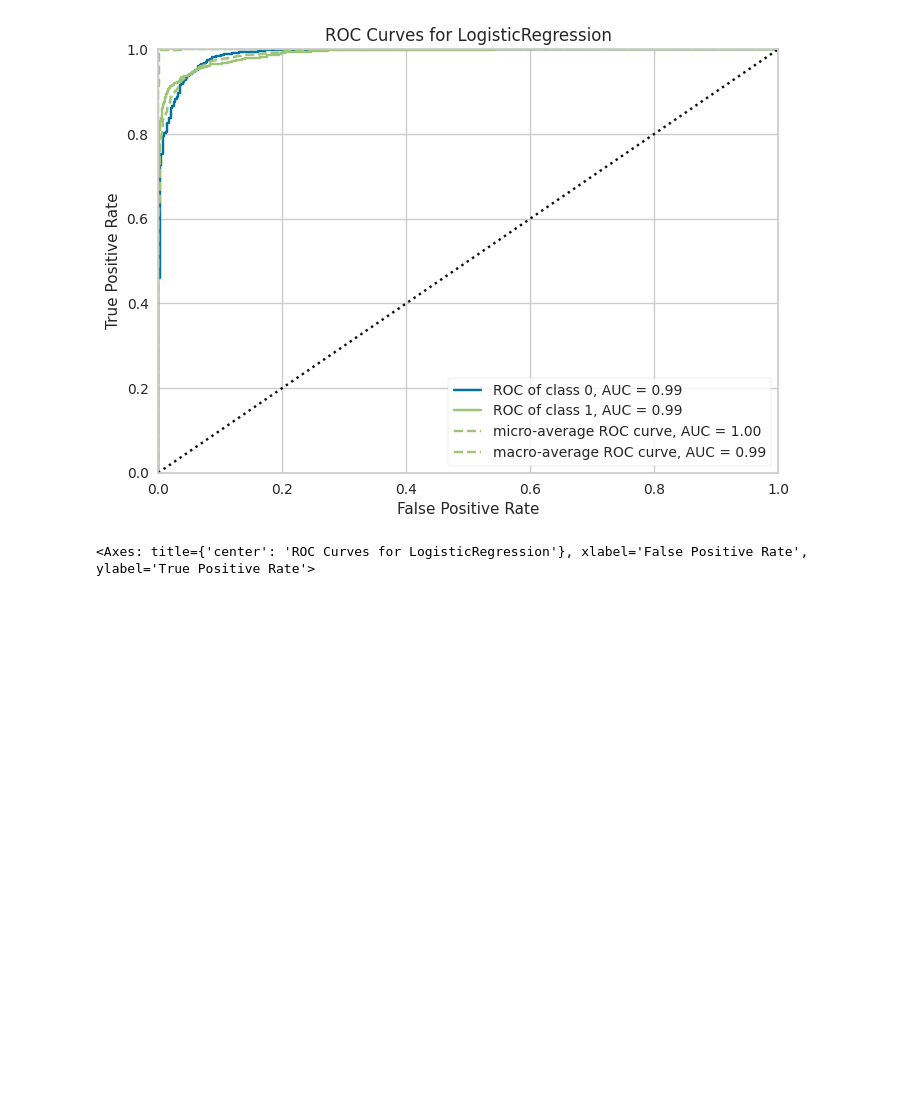
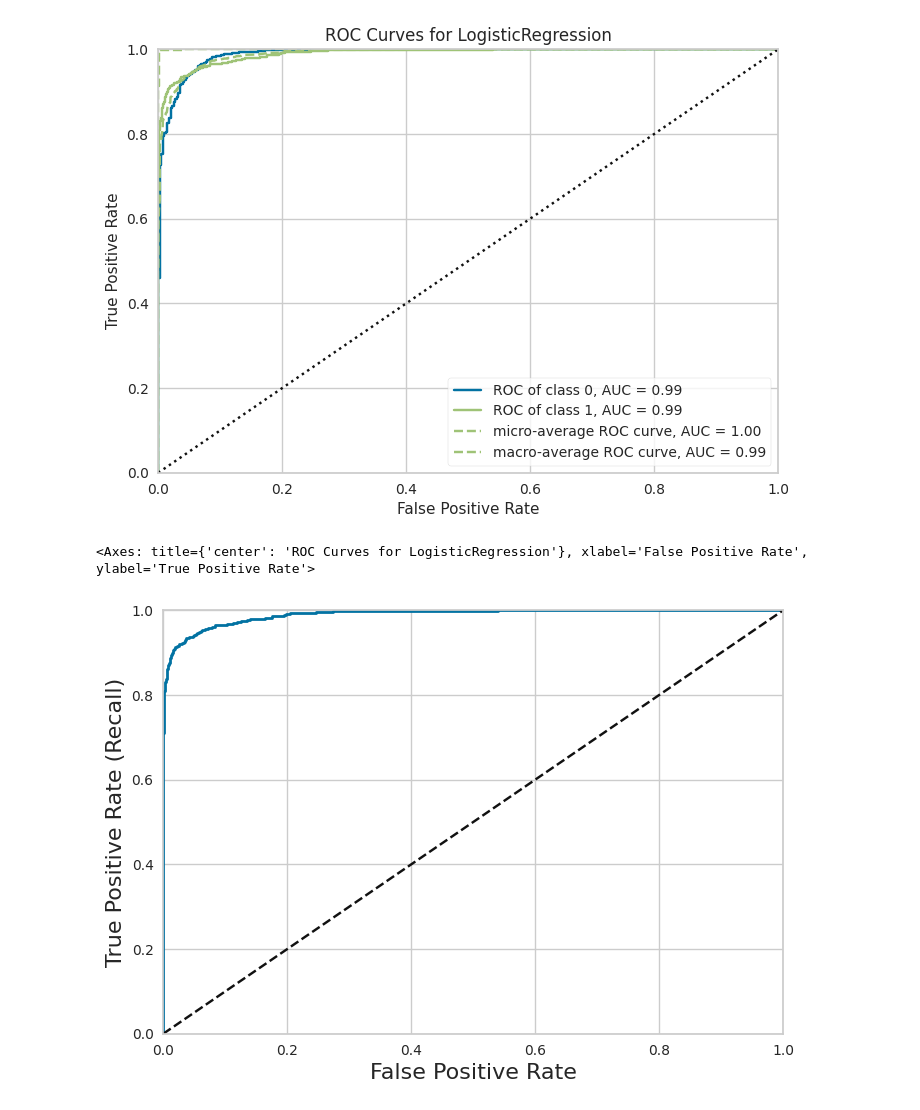
Before and after one commit to MaximillianJacob/Udemy, a Jupyter notebook: machine_learning_imbalanced_data/Section-03-Metrics/6_ROC_AUC.ipynb, the cells around one changed output. Cells and saved outputs as stored; diff of their text form; code cells hidden in the pictures; blank space fills up the shorter version.

```diff
--- a/machine_learning_imbalanced_data/Section-03-Metrics/6_ROC_AUC.ipynb
+++ b/machine_learning_imbalanced_data/Section-03-Metrics/6_ROC_AUC.ipynb
@@ -748,3 +748,19 @@ visualizer.show()
 # %% [output]
 [figure]
 <Axes: title={'center': 'ROC Curves for LogisticRegression'}, xlabel='False Positive Rate', ylabel='True Positive Rate'>
+# %%
+y_test_lr = lr.predict_proba(X_test)[:,1]
+# %%
+fpr_lr, tpr_lr, threshold_lr = roc_curve(y_test, y_test_lr)
+# %%
+def plot_roc_curve(fpr, tpr, label=None):
+    plt.plot(fpr, tpr, linewidth=2, label=label)
+    plt.plot([0,1], [0,1], 'k--')
+    plt.axis([0 ,1,0,1])
+    plt.xlabel('False Positive Rate', fontsize=16)
+    plt.ylabel('True Positive Rate (Recall)', fontsize=16)
+    plt.grid(True)
+# %%
+plot_roc_curve(fpr_lr, tpr_lr, "Logistic Reg")
+# %% [output]
+[figure, added]
```
